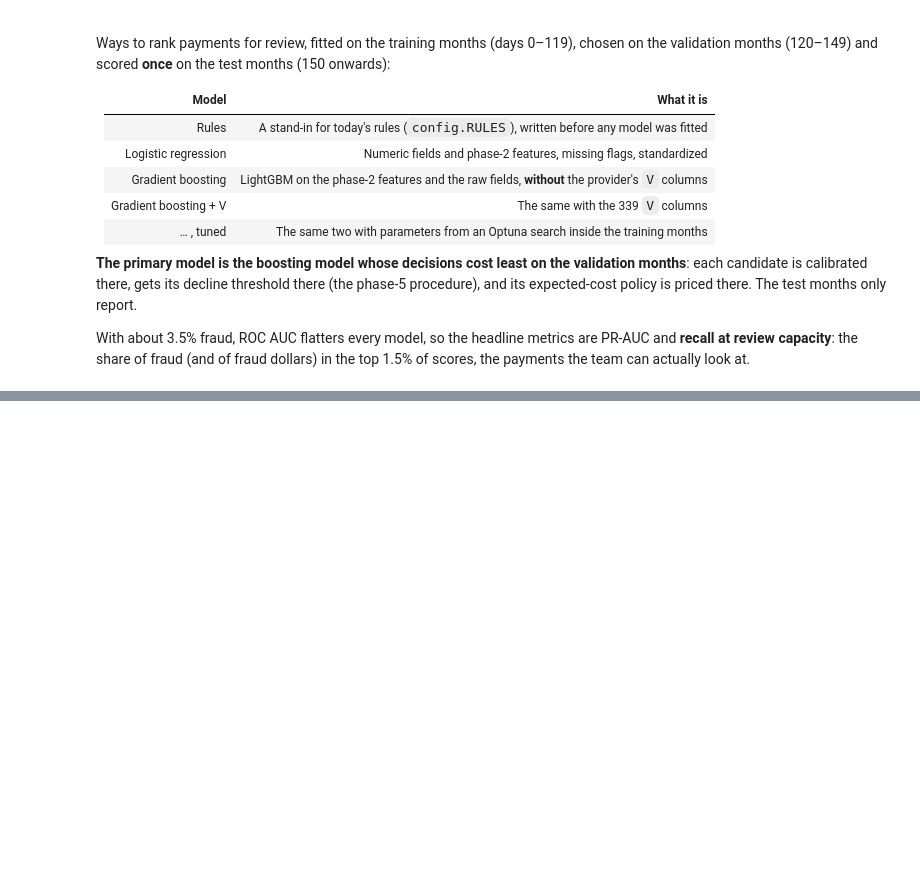
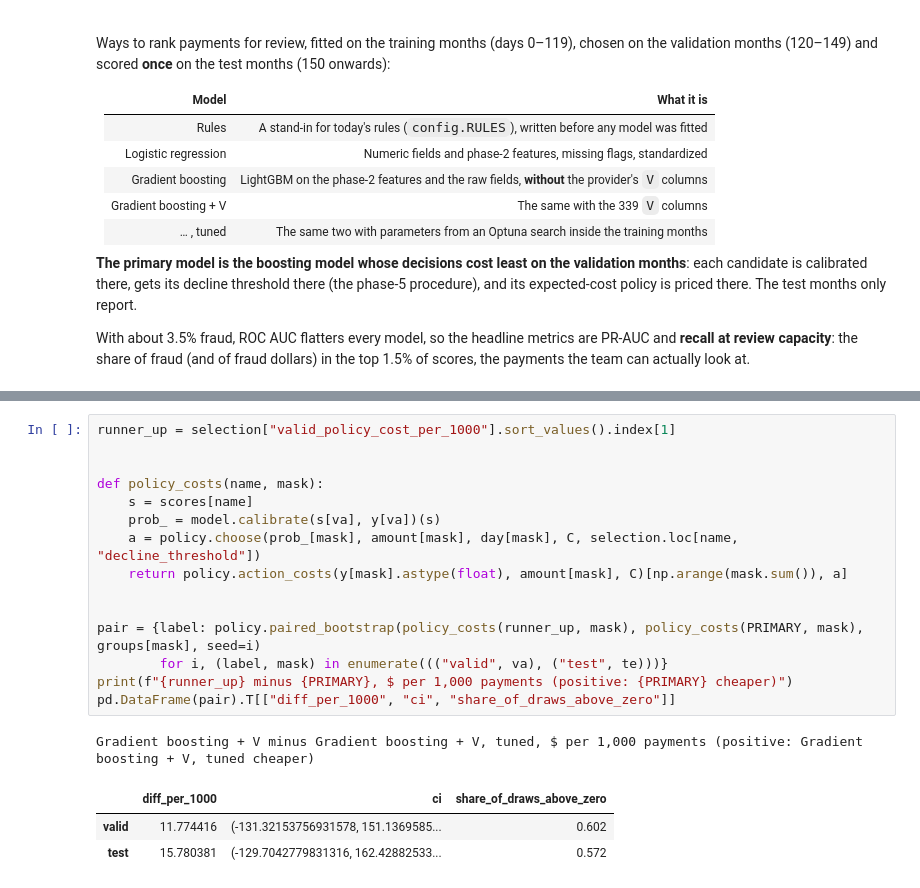
Before and after one commit to janeruxi1/card-fraud-decisioning, a Jupyter notebook: notebooks/03_model.ipynb, the cells around one changed output, grey strips where cells are left out. Drawn from its saved outputs; the diff is of its cells as text; blank space fills up the shorter version.

```diff
--- a/notebooks/03_model.ipynb
+++ b/notebooks/03_model.ipynb
@@ -269,0 +199,20 @@ dtype: float64
+# %%
+runner_up = selection["valid_policy_cost_per_1000"].sort_values().index[1]
+
+
+def policy_costs(name, mask):
+    s = scores[name]
+    prob_ = model.calibrate(s[va], y[va])(s)
+    a = policy.choose(prob_[mask], amount[mask], day[mask], C, selection.loc[name, "decline_threshold"])
+    return policy.action_costs(y[mask].astype(float), amount[mask], C)[np.arange(mask.sum()), a]
+
+
+pair = {label: policy.paired_bootstrap(policy_costs(runner_up, mask), policy_costs(PRIMARY, mask), groups[mask], seed=i)
+        for i, (label, mask) in enumerate((("valid", va), ("test", te)))}
+print(f"{runner_up} minus {PRIMARY}, $ per 1,000 payments (positive: {PRIMARY} cheaper)")
+pd.DataFrame(pair).T[["diff_per_1000", "ci", "share_of_draws_above_zero"]]
+# %% [output]
+Gradient boosting + V minus Gradient boosting + V, tuned, $ per 1,000 payments (positive: Gradient boosting + V, tuned cheaper)
+|  | diff_per_1000 | ci | share_of_draws_above_zero |
+| valid | 11.774416 | (-131.32153756931578, 151.1369585... | 0.602 |
+| test | 15.780381 | (-129.7042779831316, 162.42882533... | 0.572 |
```
Also changed, not shown: parts of 50 cells of this notebook, 38 other files.
